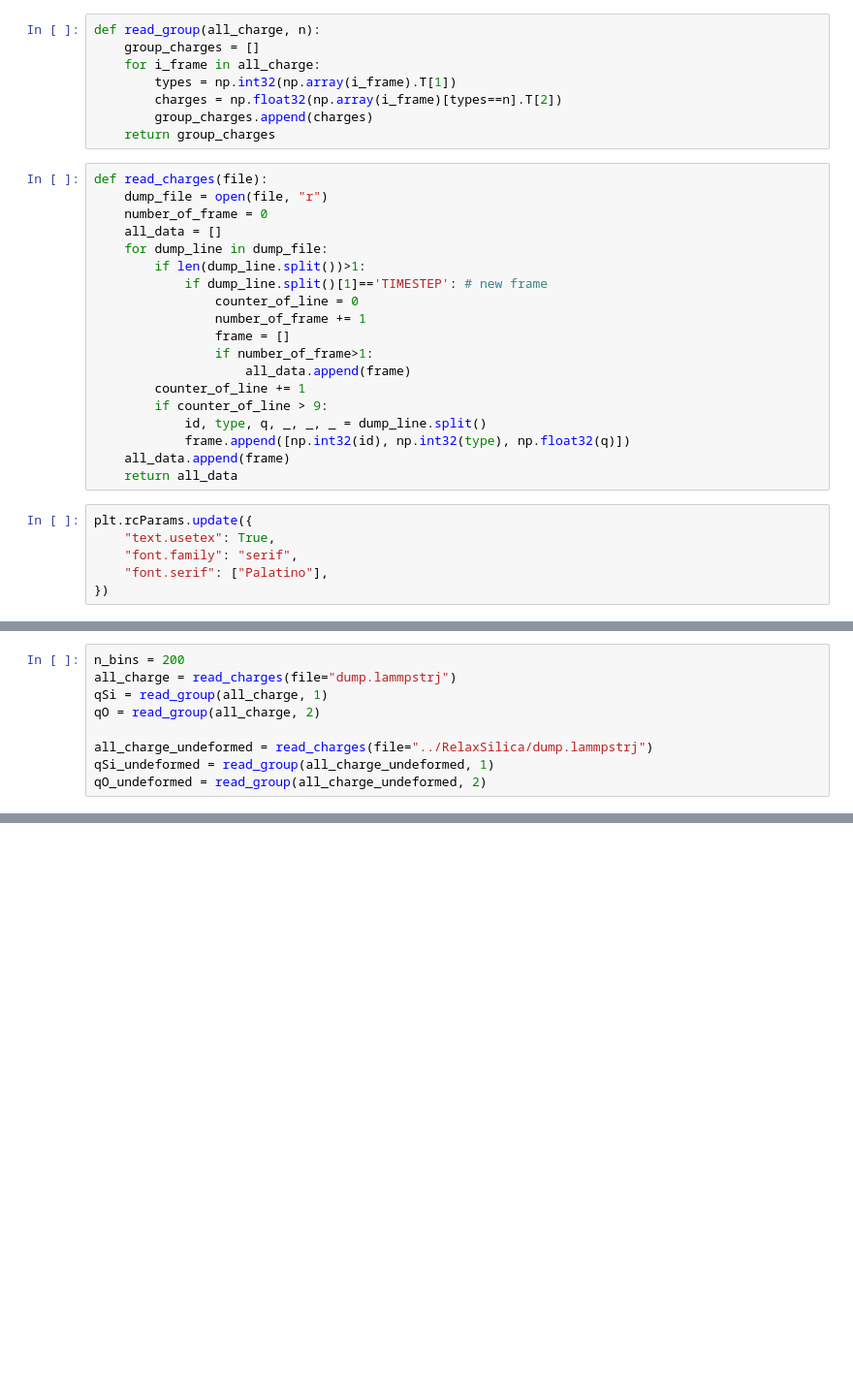
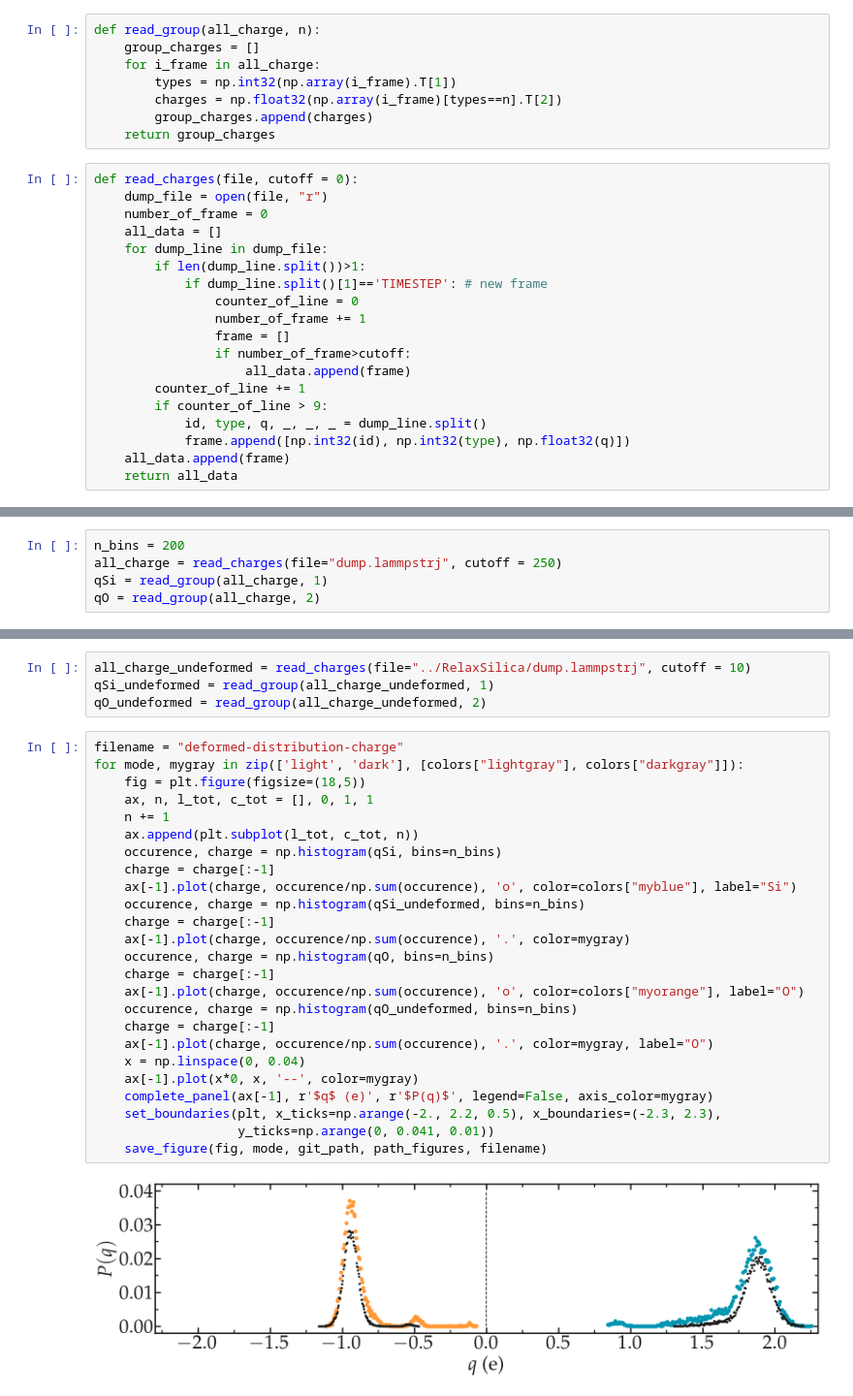
Before and after one commit to lammpstutorials/lammpstutorials.github.io, a Jupyter notebook: inputs/level3/reactive-silicon-dioxide/Deform/plot_distribution.ipynb, the cells around one changed output, grey strips where cells are left out. Shown: that part at 97% size. Saved outputs shown, nothing was run; the diff lists cells and outputs as text; blank space fills up the shorter version.

```diff
--- a/inputs/level3/reactive-silicon-dioxide/Deform/plot_distribution.ipynb
+++ b/inputs/level3/reactive-silicon-dioxide/Deform/plot_distribution.ipynb
@@ -13,7 +27,7 @@ def read_group(all_charge, n):
         group_charges.append(charges)
     return group_charges
 # %%
-def read_charges(file):
+def read_charges(file, cutoff = 0):
     dump_file = open(file, "r")
     number_of_frame = 0
     all_data = []
@@ -23,7 +37,7 @@ def read_charges(file):
                 counter_of_line = 0
                 number_of_frame += 1
                 frame = []
-                if number_of_frame>1:
+                if number_of_frame>cutoff:
                     all_data.append(frame)
         counter_of_line += 1
         if counter_of_line > 9:
@@ -31,9 +45,3 @@ def read_charges(file):
             frame.append([np.int32(id), np.int32(type), np.float32(q)])
     all_data.append(frame)
     return all_data
-# %%
-plt.rcParams.update({
-    "text.usetex": True,
-    "font.family": "serif",
-    "font.serif": ["Palatino"],
-})
@@ -46,9 +48,5 @@ darkgray = [0.9, 0.9, 0.9]
 # %%
 n_bins = 200
-all_charge = read_charges(file="dump.lammpstrj")
+all_charge = read_charges(file="dump.lammpstrj", cutoff = 250)
 qSi = read_group(all_charge, 1)
 qO = read_group(all_charge, 2)
-
-all_charge_undeformed = read_charges(file="../RelaxSilica/dump.lammpstrj")
-qSi_undeformed = read_group(all_charge_undeformed, 1)
-qO_undeformed = read_group(all_charge_undeformed, 2)
@@ -116,0 +53,31 @@ for mode, mygray in zip(['light', 'dark'], [lightgray, darkgray]):
+# %%
+all_charge_undeformed = read_charges(file="../RelaxSilica/dump.lammpstrj", cutoff = 10)
+qSi_undeformed = read_group(all_charge_undeformed, 1)
+qO_undeformed = read_group(all_charge_undeformed, 2)
+# %%
+filename = "deformed-distribution-charge"
+for mode, mygray in zip(['light', 'dark'], [colors["lightgray"], colors["darkgray"]]):
+    fig = plt.figure(figsize=(18,5))
+    ax, n, l_tot, c_tot = [], 0, 1, 1
+    n += 1
+    ax.append(plt.subplot(l_tot, c_tot, n))
+    occurence, charge = np.histogram(qSi, bins=n_bins)
+    charge = charge[:-1]
+    ax[-1].plot(charge, occurence/np.sum(occurence), 'o', color=colors["myblue"], label="Si")
+    occurence, charge = np.histogram(qSi_undeformed, bins=n_bins)
+    charge = charge[:-1]
+    ax[-1].plot(charge, occurence/np.sum(occurence), '.', color=mygray)
+    occurence, charge = np.histogram(qO, bins=n_bins)
+    charge = charge[:-1]
+    ax[-1].plot(charge, occurence/np.sum(occurence), 'o', color=colors["myorange"], label="O")
+    occurence, charge = np.histogram(qO_undeformed, bins=n_bins)
+    charge = charge[:-1]
+    ax[-1].plot(charge, occurence/np.sum(occurence), '.', color=mygray, label="O")
+    x = np.linspace(0, 0.04)
+    ax[-1].plot(x*0, x, '--', color=mygray)
+    complete_panel(ax[-1], r'$q$ (e)', r'$P(q)$', legend=False, axis_color=mygray)
+    set_boundaries(plt, x_ticks=np.arange(-2., 2.2, 0.5), x_boundaries=(-2.3, 2.3),
+                   y_ticks=np.arange(0, 0.041, 0.01))
+    save_figure(fig, mode, git_path, path_figures, filename)
+# %% [output]
+[figure, added]
```
Also changed, not shown: parts of 5 cells of this notebook, 45 other files.
